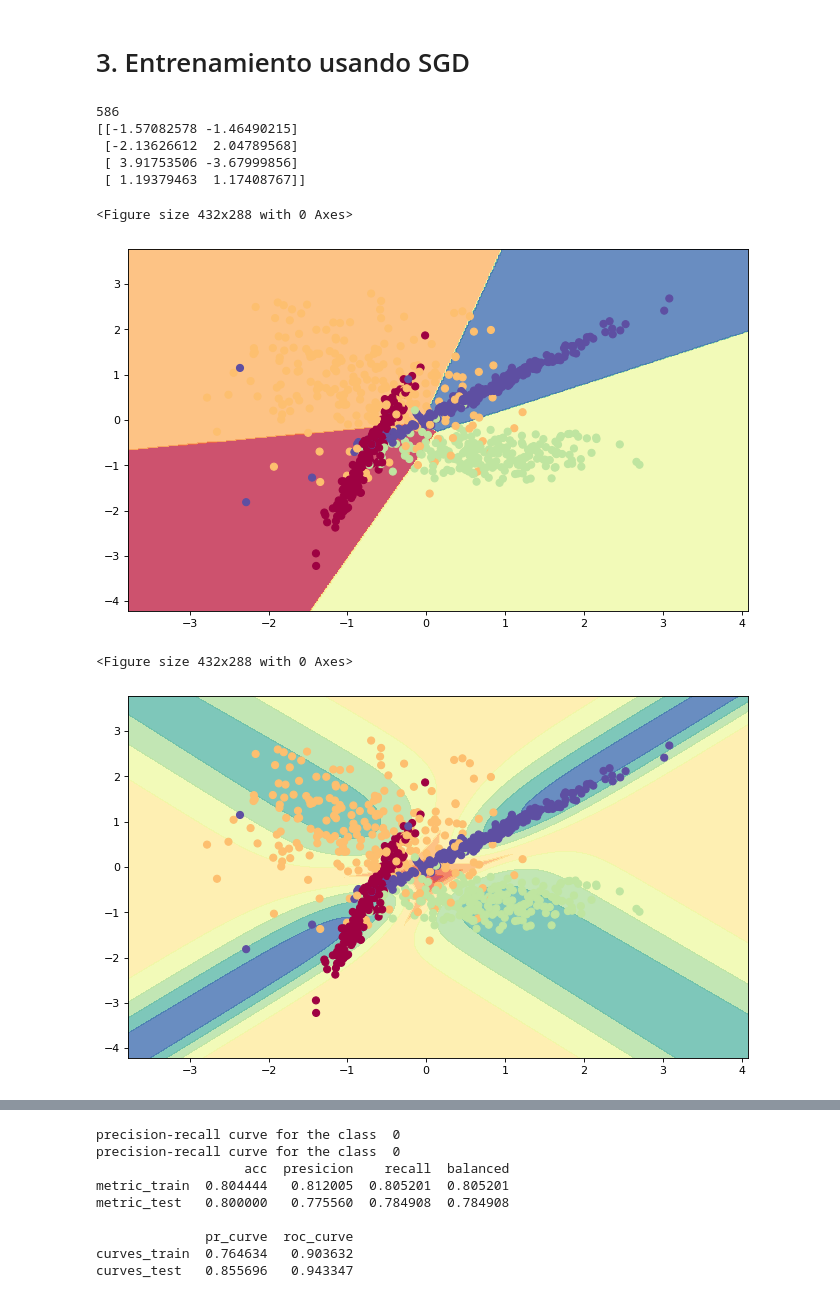
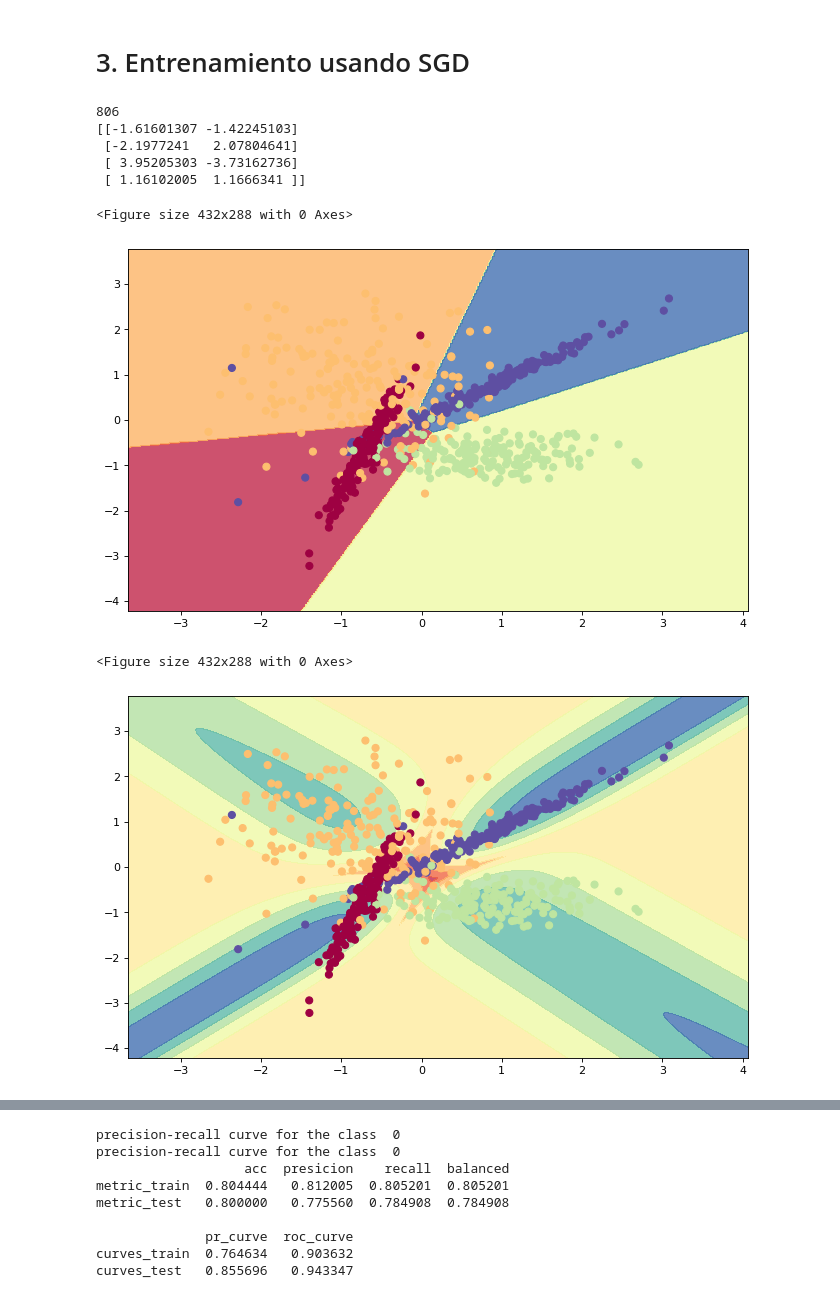
Before and after one commit to jroccal/machine_learning_fundamentals, a Jupyter notebook: notebooks/Logistic_regression_examples.ipynb, the cells around one changed output, grey strips where cells are left out. Cells and saved outputs as stored; diff of their text form; code cells hidden in the pictures.

```diff
--- a/notebooks/Logistic_regression_examples.ipynb
+++ b/notebooks/Logistic_regression_examples.ipynb
@@ -378,8 +461,6 @@ data size:  (1000, 2) (1000, 1)
 # %% [markdown]
 # 2. Preprocesamiento:  Feature scaling
 # %%
-target = 'target'
-
 X_train, X_test, Y_train, Y_test = train_test_split(df_train, df_target, test_size=0.1, random_state=0)
 
 ## scale features
@@ -391,3 +472,5 @@ X_test_scaled = pd.DataFrame(scaler.transform(X_test), index=X_test.index)
 X_test_scaled.columns = X_test.columns
 
 X_train_scaled.shape, X_test_scaled.shape
+
+x_train, x_val, y_train, y_val = train_test_split(X_train_scaled, Y_train, test_size=0.2, random_state=0)
@@ -409,34 +490,35 @@ Text(0, 0.5, 'feat_1')
 # %%
 ## Default
 loss_function = 'log'
 learning_rate_method = 'constant'#'invscaling'#'constant'
 learning_rate = 0.001
 
 reg_method = 'l2'
 alpha = 0.0
 
 shuffle_each_epoch = True
 
 model = SGDClassifier(loss=loss_function, learning_rate=learning_rate_method, eta0=learning_rate,
                       penalty=reg_method, alpha=alpha,
                       shuffle=shuffle_each_epoch,
                       random_state=0, max_iter=1000, tol=1e-10)
-model.fit(X_train_scaled, Y_train)
 
-y_train_pred_prob = model.predict_proba(X_train_scaled)
-y_test_pred_prob = model.predict_proba(X_test_scaled)
+model.fit(x_train, y_train)
+
+y_train_pred_prob = model.predict_proba(x_train)
+y_val_pred_prob = model.predict_proba(x_val)
 
 print(model.n_iter_)
 print(model.coef_)
 
-ploting_probilities_surfaces(X_train_scaled.values, Y_train.values, model,  figsize=(10, 6))
+ploting_probilities_surfaces(x_train.values, y_train.values, model,  figsize=(10, 6))
 # %% [output]
-586
-[[-1.57082578 -1.46490215]
- [-2.13626612  2.04789568]
- [ 3.91753506 -3.67999856]
- [ 1.19379463  1.17408767]]
+806
+[[-1.61601307 -1.42245103]
+ [-2.1977241   2.07804641]
+ [ 3.95205303 -3.73162736]
+ [ 1.16102005  1.1666341 ]]
 <Figure size 432x288 with 0 Axes>
-[figure, old version]
+[figure, new version]
 <Figure size 432x288 with 0 Axes>
-[figure, old version]
+[figure, new version]
```
Also changed, not shown: parts of 23 cells of this notebook.
